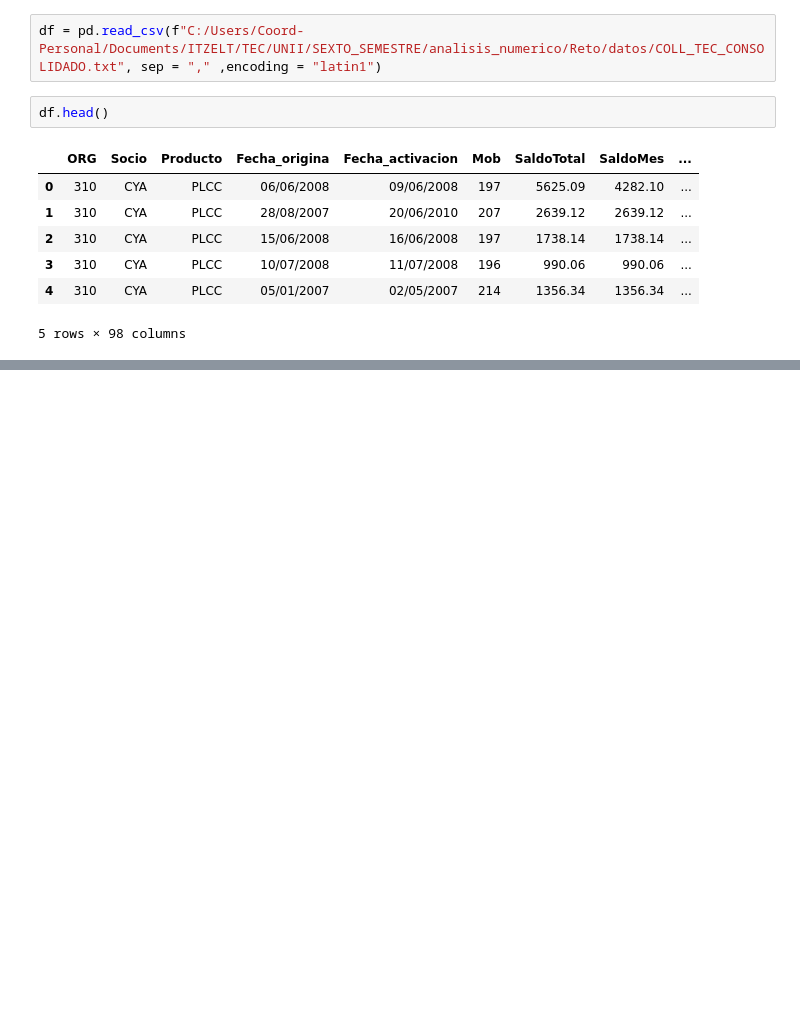
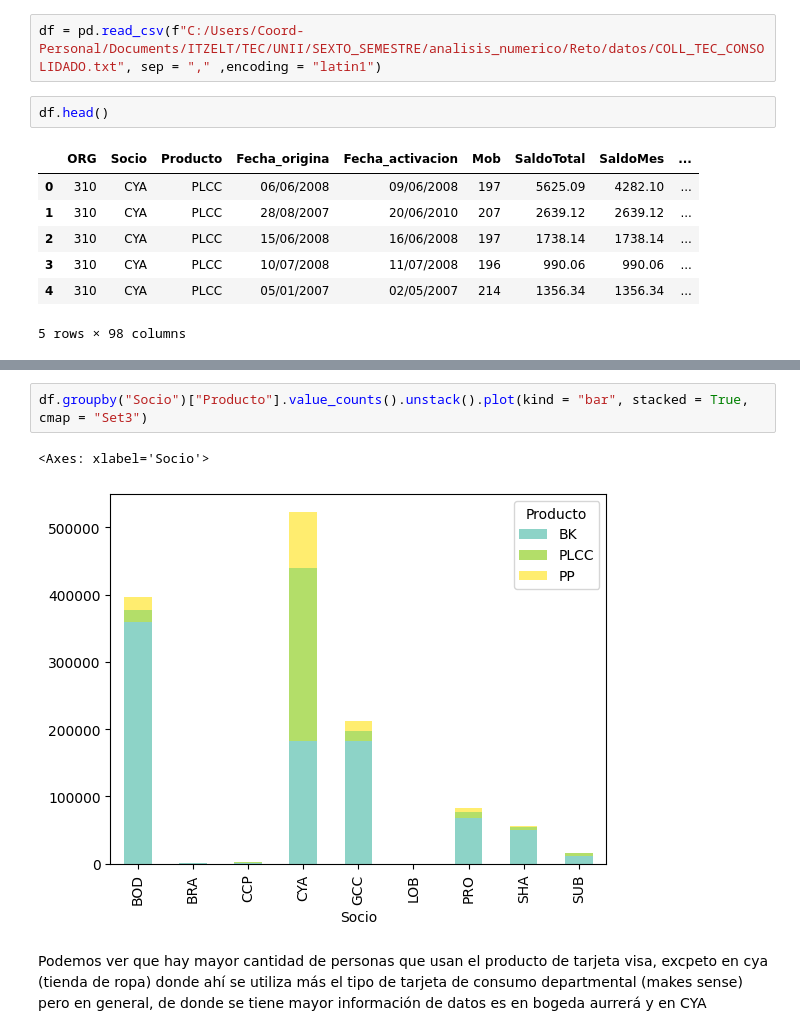
Before and after one commit to SaraRiveraM/Bradescard-Equipo-4, a Jupyter notebook: Notebooks/RETO.ipynb, the cells around one changed output, grey strips where cells are left out. Saved outputs shown, nothing was run; the diff lists cells and outputs as text; blank space fills up the shorter version.

```diff
--- a/Notebooks/RETO.ipynb
+++ b/Notebooks/RETO.ipynb
@@ -43,0 +89,7 @@ plt.show()
+# %%
+df.groupby("Socio")["Producto"].value_counts().unstack().plot(kind = "bar", stacked = True, cmap = "Set3")
+# %% [output]
+<Axes: xlabel='Socio'>
+[figure, added]
+# %% [markdown]
+Podemos ver que hay mayor cantidad de personas que usan el producto de tarjeta visa, excpeto en cya (tienda de ropa) donde ahí se utiliza más el tipo de tarjeta de consumo departmental (makes sense) pero en general, de donde se tiene mayor información de datos es en bogeda aurrerá y en CYA
```
Also changed, not shown: parts of 7 cells of this notebook.
